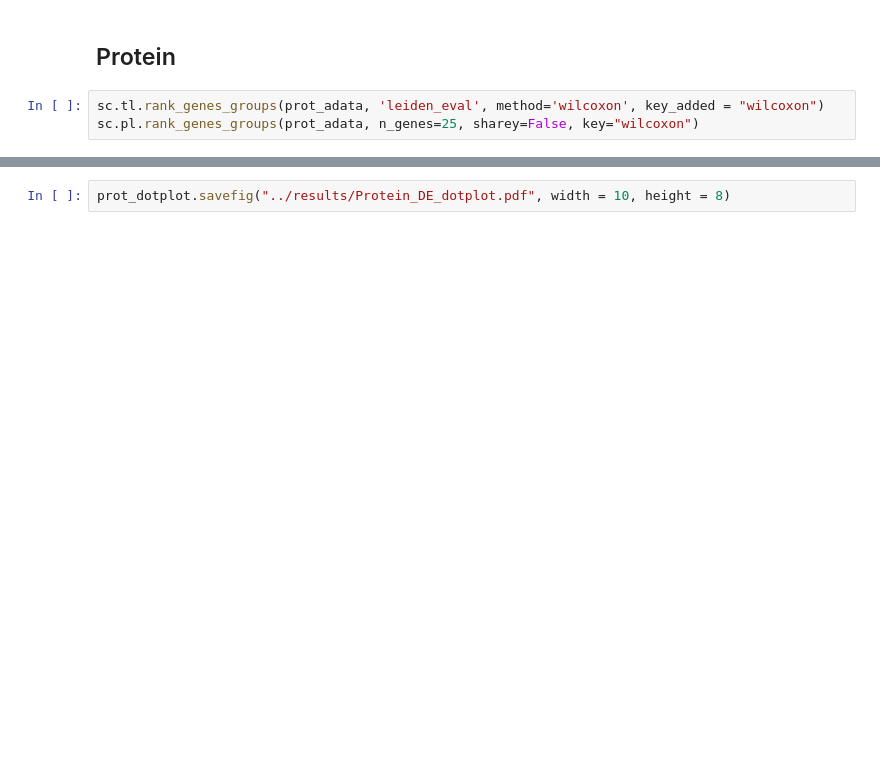
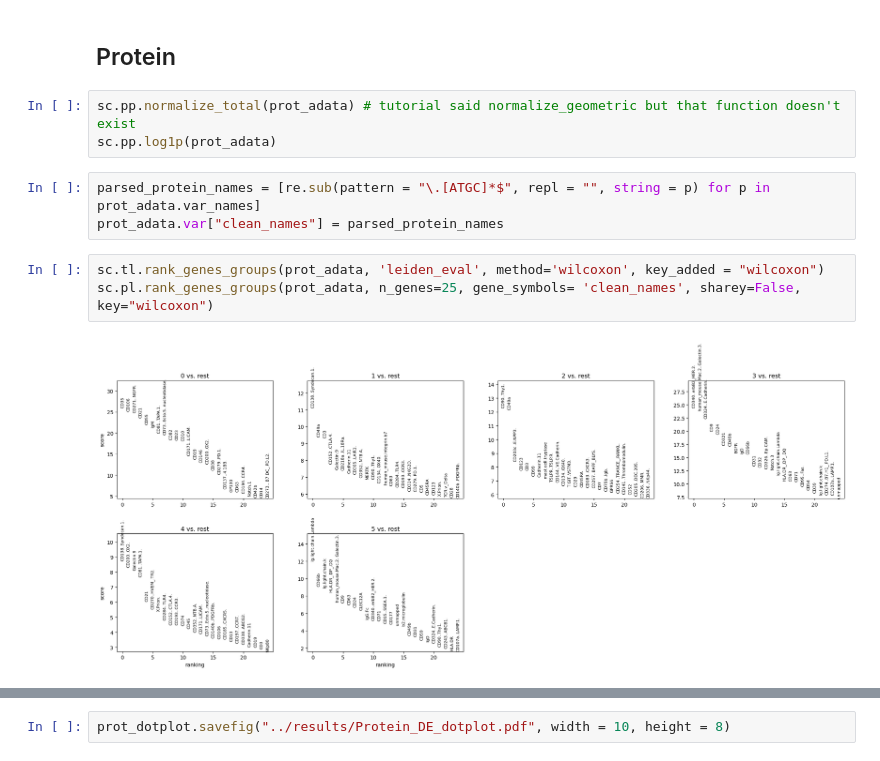
Before and after one commit to cvasq24/spatial_totalvi, a Jupyter notebook: benchmark/biological_accuracy/bio_accuracy.ipynb, the cells around one changed output, grey strips where cells are left out. Saved outputs shown, nothing was run; the diff lists cells and outputs as text; blank space fills up the shorter version.

```diff
--- a/benchmark/biological_accuracy/bio_accuracy.ipynb
+++ b/benchmark/biological_accuracy/bio_accuracy.ipynb
@@ -29,6 +58,14 @@ rna_dotplot.savefig("../results/RNA_DE_dotplot.pdf", width = 10, height = 8)
 # %% [markdown]
 ## Protein
+# %%
+sc.pp.normalize_total(prot_adata) # tutorial said normalize_geometric but that function doesn't exist
+sc.pp.log1p(prot_adata)
+# %%
+parsed_protein_names = [re.sub(pattern = "\.[ATGC]*$", repl = "", string = p) for p in prot_adata.var_names]
+prot_adata.var["clean_names"] = parsed_protein_names
 # %%
 sc.tl.rank_genes_groups(prot_adata, 'leiden_eval', method='wilcoxon', key_added = "wilcoxon")
-sc.pl.rank_genes_groups(prot_adata, n_genes=25, sharey=False, key="wilcoxon")
+sc.pl.rank_genes_groups(prot_adata, n_genes=25, gene_symbols= 'clean_names', sharey=False, key="wilcoxon")
+# %% [output]
+[figure, added]
 # %%
```
Also changed, not shown: parts of 10 cells of this notebook, 6 other files.
